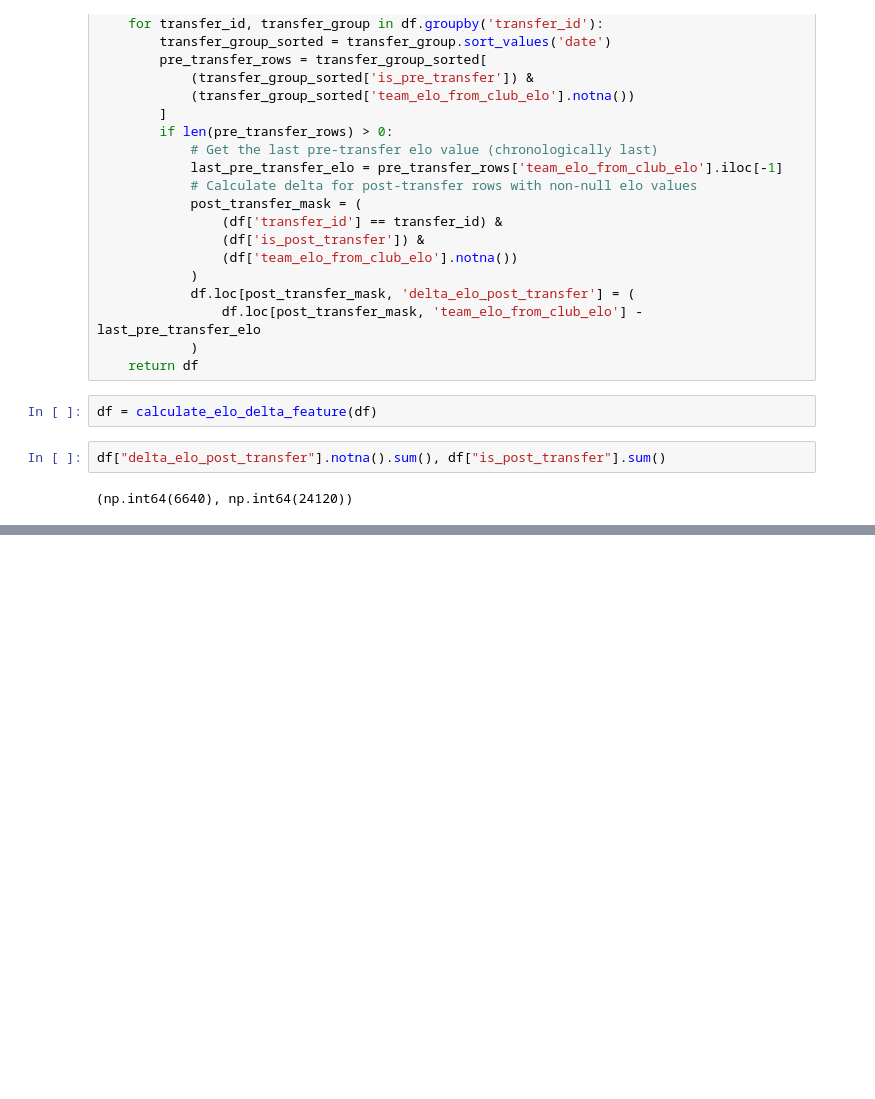
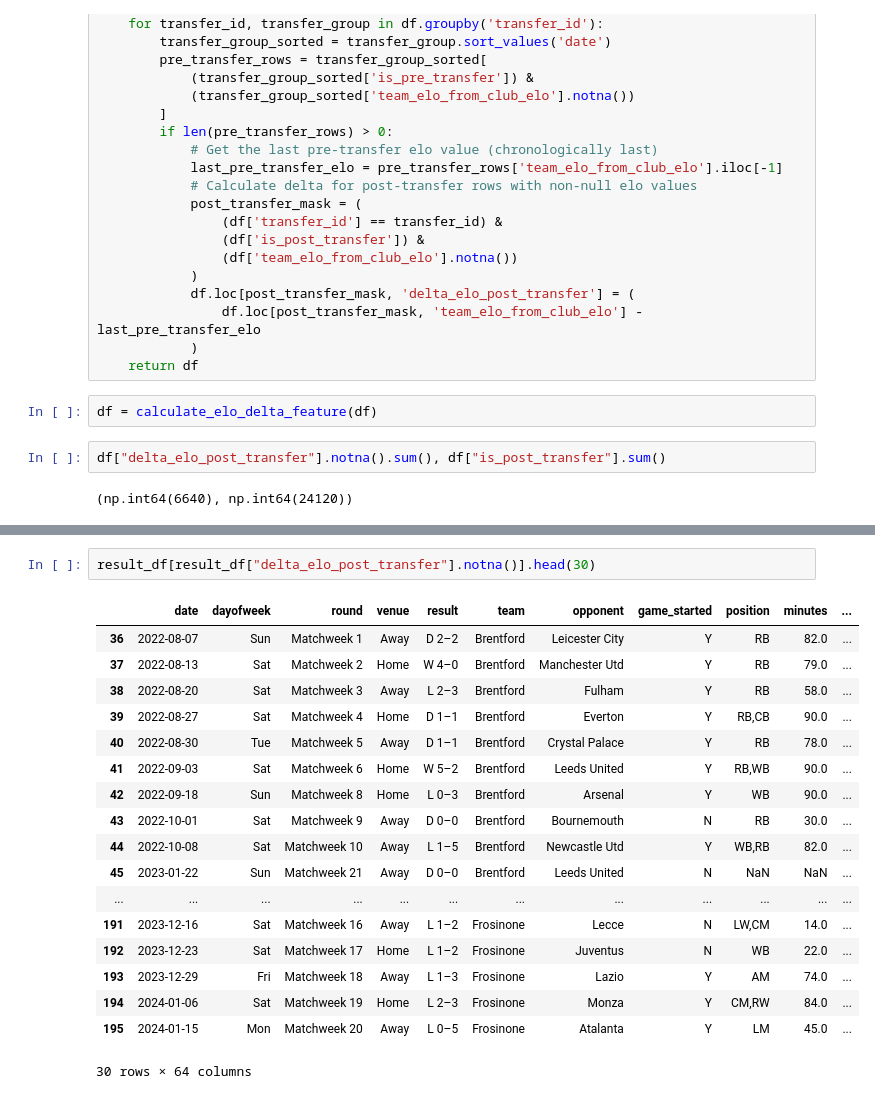
Before and after one commit to kairos-bets/inter-season-pricing, a Jupyter notebook: notebooks/elo_delta_feature_calculation.ipynb, the cells around one changed output, grey strips where cells are left out. Saved outputs shown, nothing was run; the diff lists cells and outputs as text; blank space fills up the shorter version.

```diff
--- a/notebooks/elo_delta_feature_calculation.ipynb
+++ b/notebooks/elo_delta_feature_calculation.ipynb
@@ -63,0 +213,21 @@ df["delta_elo_post_transfer"].notna().sum(), df["is_post_transfer"].sum()
+# %%
+result_df[result_df["delta_elo_post_transfer"].notna()].head(30)
+# %% [output]
+|  | date | dayofweek | round | venue | result | team | opponent | game_started | position | minutes | ... |
+| 36 | 2022-08-07 | Sun | Matchweek 1 | Away | D 2–2 | Brentford | Leicester City | Y | RB | 82.0 | ... |
+| 37 | 2022-08-13 | Sat | Matchweek 2 | Home | W 4–0 | Brentford | Manchester Utd | Y | RB | 79.0 | ... |
+| 38 | 2022-08-20 | Sat | Matchweek 3 | Away | L 2–3 | Brentford | Fulham | Y | RB | 58.0 | ... |
+| 39 | 2022-08-27 | Sat | Matchweek 4 | Home | D 1–1 | Brentford | Everton | Y | RB,CB | 90.0 | ... |
+| 40 | 2022-08-30 | Tue | Matchweek 5 | Away | D 1–1 | Brentford | Crystal Palace | Y | RB | 78.0 | ... |
+| 41 | 2022-09-03 | Sat | Matchweek 6 | Home | W 5–2 | Brentford | Leeds United | Y | RB,WB | 90.0 | ... |
+| 42 | 2022-09-18 | Sun | Matchweek 8 | Home | L 0–3 | Brentford | Arsenal | Y | WB | 90.0 | ... |
+| 43 | 2022-10-01 | Sat | Matchweek 9 | Away | D 0–0 | Brentford | Bournemouth | N | RB | 30.0 | ... |
+| 44 | 2022-10-08 | Sat | Matchweek 10 | Away | L 1–5 | Brentford | Newcastle Utd | Y | WB,RB | 82.0 | ... |
+| 45 | 2023-01-22 | Sun | Matchweek 21 | Away | D 0–0 | Brentford | Leeds United | N | NaN | NaN | ... |
+| ... | ... | ... | ... | ... | ... | ... | ... | ... | ... | ... | ... |
+| 191 | 2023-12-16 | Sat | Matchweek 16 | Away | L 1–2 | Frosinone | Lecce | N | LW,CM | 14.0 | ... |
+| 192 | 2023-12-23 | Sat | Matchweek 17 | Home | L 1–2 | Frosinone | Juventus | N | WB | 22.0 | ... |
+| 193 | 2023-12-29 | Fri | Matchweek 18 | Away | L 1–3 | Frosinone | Lazio | Y | AM | 74.0 | ... |
+| 194 | 2024-01-06 | Sat | Matchweek 19 | Home | L 2–3 | Frosinone | Monza | Y | CM,RW | 84.0 | ... |
+| 195 | 2024-01-15 | Mon | Matchweek 20 | Away | L 0–5 | Frosinone | Atalanta | Y | LM | 45.0 | ... |
+30 rows × 64 columns
```
Also changed, not shown: parts of 7 cells of this notebook.
